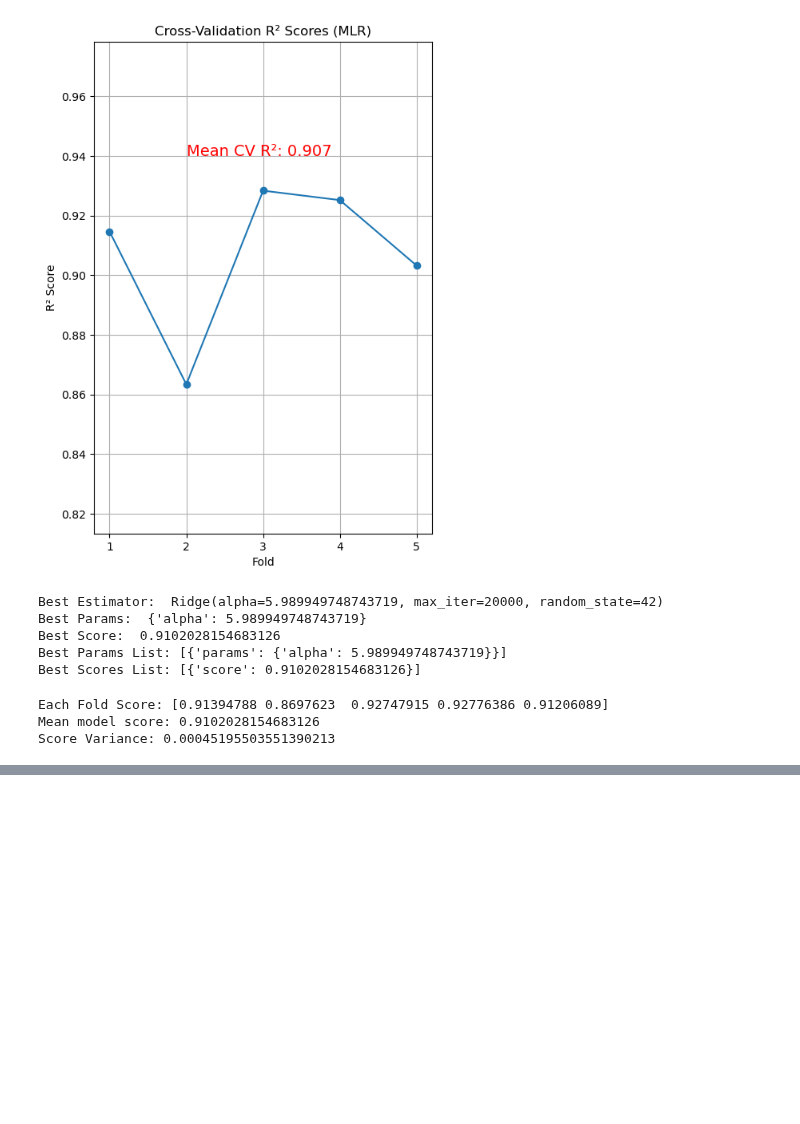
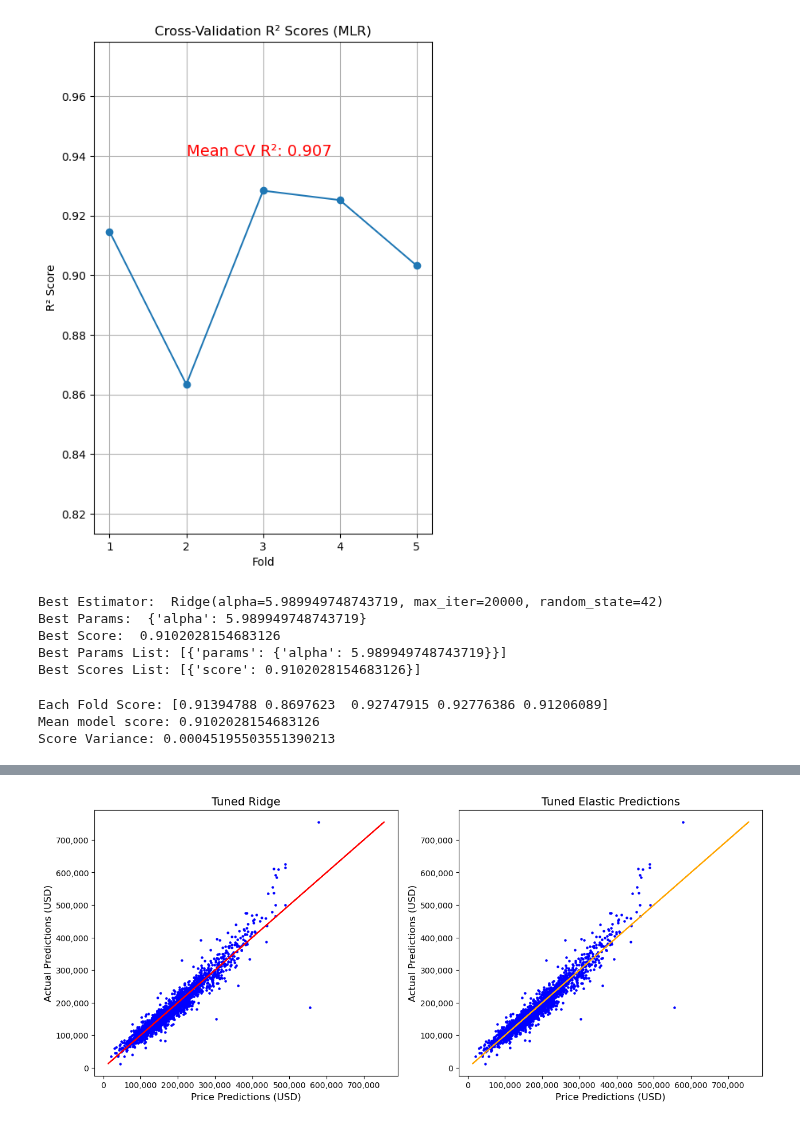
Before and after one commit to dimmediato/ML_Ames_Housing, a Jupyter notebook: Python/Default and Tuned/LR_Tuned.ipynb, the cells around one changed output, grey strips where cells are left out. Saved outputs shown, nothing was run; the diff lists cells and outputs as text; code cells hidden in the pictures; blank space fills up the shorter version.

```diff
--- a/Python/Default and Tuned/LR_Tuned.ipynb
+++ b/Python/Default and Tuned/LR_Tuned.ipynb
@@ -612,10 +612,4 @@ ordinal_order = {
 # %%
-# Extract list of ALL ordinal features from dictionary
-ordinal_features = list(ordinal_order.keys())
-
-# List of ordinal features except Electrical
-ordinal_except_electrical = [feature for feature in ordinal_features if feature != 'Electrical']
-
 # Helper function to fill 'None' for missing categorical data
 def fill_none(X):
     return X.fillna("None")
@@ -623,7 +617,7 @@ def fill_none(X):
 # Pipeline for 'Electrical': Fill missing value with mode then apply ordinal encoding
 electrical_transformer = Pipeline(steps=[
     ('impute_electrical', SimpleImputer(strategy='most_frequent')),
-    ('ordinal_electrical', OrdinalEncoder(categories=[ordinal_order['Electrical']]))
+    ('onehot', OneHotEncoder(handle_unknown='ignore')),
 ])
 
 # Pipeline for numeric features: Impute missing values using mean
@@ -632,13 +626,7 @@ numeric_transformer = Pipeline(steps=[
     ('scaler', StandardScaler())
 ])
 # %%
-# Pipeline for ordinal features: Fill missing values with 'None' then apply ordinal encoding
-ordinal_transformer = Pipeline(steps=[
-    ('impute_none', SimpleImputer(strategy='constant', fill_value='None')),  # Using SimpleImputer
-    ('ordinal', OrdinalEncoder(categories=[ordinal_order[feature] for feature in ordinal_except_electrical]))
-])
 # Pipeline for nominal categorical features: Fill missing values with 'None' then apply one-hot encoding
-nominal_features = [feature for feature in categorical_features if feature not in ordinal_features]
 categorical_transformer = Pipeline(steps=[
     ('impute_none', SimpleImputer(strategy='constant', fill_value='None')),  # Using SimpleImputer
     ('onehot', OneHotEncoder(handle_unknown='ignore'))
@@ -649,8 +637,7 @@ preprocessor = ColumnTransformer(
     transformers=[
         ('electrical', electrical_transformer, ['Electrical']),
         ('num', numeric_transformer, numeric_features),
-        ('ordinal', ordinal_transformer, ordinal_except_electrical),
-        ('nominal', categorical_transformer, nominal_features)
+        ('nominal', categorical_transformer, categorical_features)
 ])
 
 
@@ -670,9 +657,9 @@ models = {
 }
 
 param_grids = {
-    'Lasso': {'regressor__alpha': [10, 20, 30, 34, 35, 40]},
-    'Ridge': {'regressor__alpha': [10, 20, 30, 34, 35, 40]},
-    'ElasticNet': {'regressor__alpha': [0.01, 0.1, 1, 10], 'regressor__l1_ratio': [0.2, 0.5, 0.8]}
+    'Lasso': {'regressor__alpha': [40, 50, 60]},
+    'Ridge': {'regressor__alpha': [40, 50, 60]},
+    'ElasticNet': {'regressor__alpha': [0.01, 0.1, 1, 10], 'regressor__l1_ratio': [0.8, .9, .95]}
 }
 # %%
 # Target variable
@@ -696,0 +736,23 @@ print("Grid Search Results:", results)
+# %%
+import matplotlib as matplotlib
+target = Ames['SalePrice']
+
+fig, (ax1, ax2) = plt.subplots(1, 2, figsize=(15, 6))
+
+ax1.scatter(ridge_predictions101, target, s = 5, c = 'blue')
+ax1.plot(target, target, c = 'red')
+ax1.set_xlabel('Price Predictions (USD)', fontsize = 12)
+ax1.set_ylabel('Actual Predictions (USD)', fontsize = 12)
+ax1.set_title('Tuned Ridge', fontsize = 14)
+ax1.get_yaxis().set_major_formatter(matplotlib.ticker.FuncFormatter(lambda x, p: format(int(x), ',')))
+ax1.get_xaxis().set_major_formatter(matplotlib.ticker.FuncFormatter(lambda x, p: format(int(x), ',')))
+
+ax2.scatter(elastic_predictions101, target, s = 5, c = 'blue')
+ax2.plot(target, target, c = 'orange')
+ax2.set_xlabel('Price Predictions (USD)', fontsize = 12)
+ax2.set_ylabel('Actual Predictions (USD)', fontsize = 12)
+ax2.set_title('Tuned Elastic Predictions', fontsize = 14)
+ax2.get_yaxis().set_major_formatter(matplotlib.ticker.FuncFormatter(lambda x, p: format(int(x), ',')))
+ax2.get_xaxis().set_major_formatter(matplotlib.ticker.FuncFormatter(lambda x, p: format(int(x), ',')))
+# %% [output]
+[figure, added]
```
Also changed, not shown: parts of 4 cells of this notebook, 2 other files.
